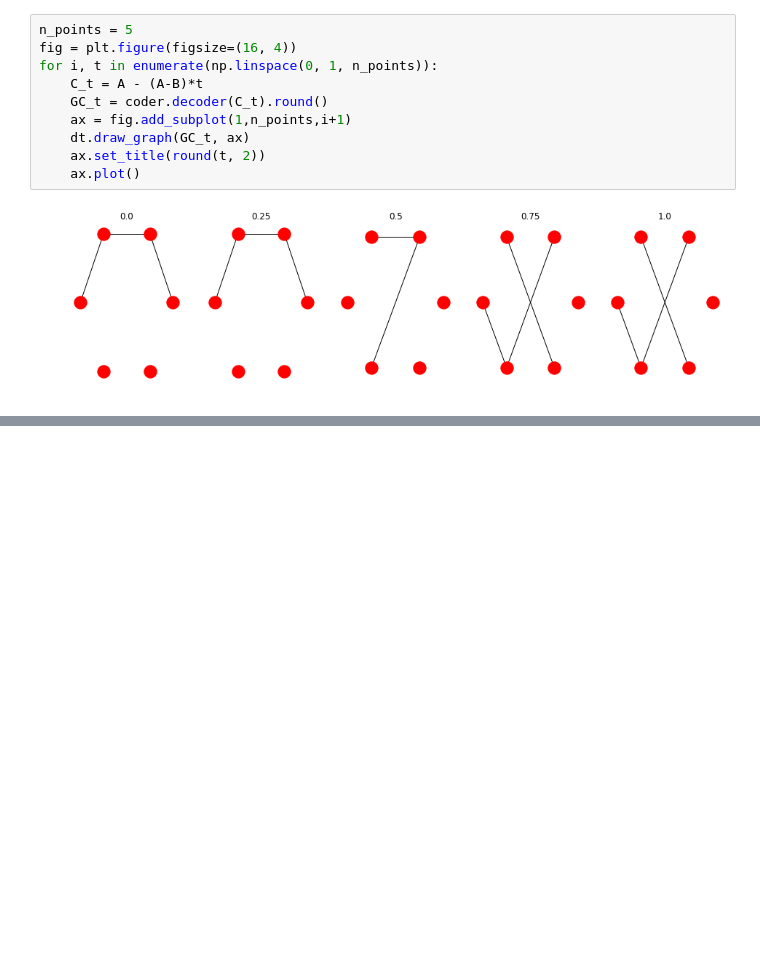
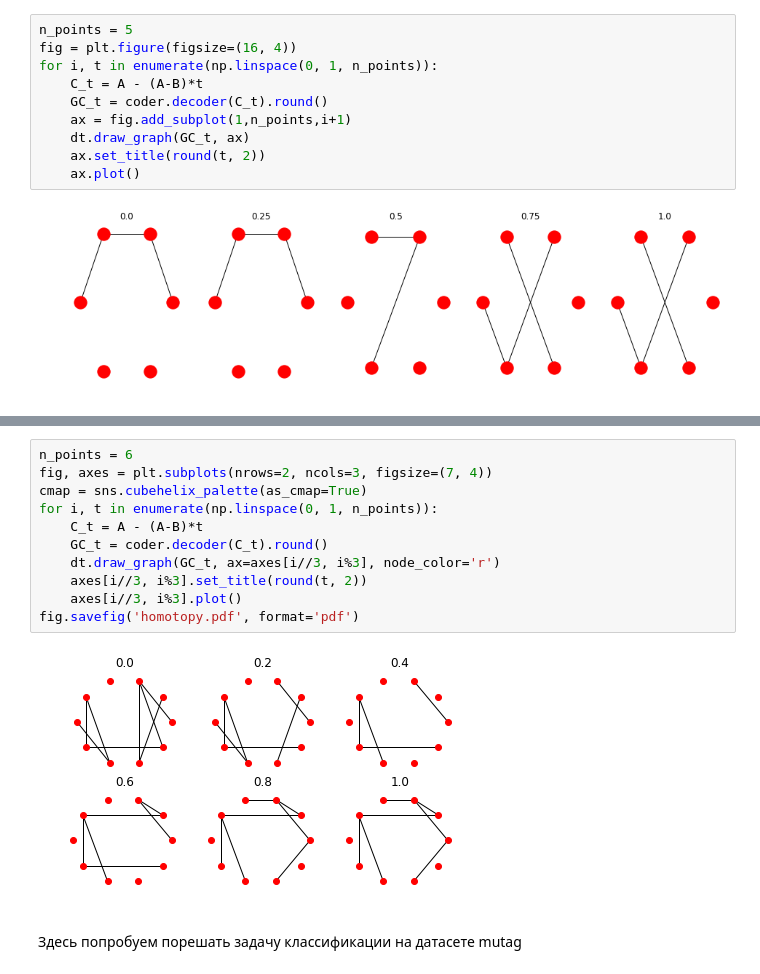
Before and after one commit to nikitadurasov/SPD_reduce, a Jupyter notebook: Tutorial.ipynb, the cells around one changed output, grey strips where cells are left out. Saved outputs shown, nothing was run; the diff lists cells and outputs as text; blank space fills up the shorter version.

```diff
--- a/Tutorial.ipynb
+++ b/Tutorial.ipynb
@@ -182,0 +305,15 @@ Columns 20 to 24
+# %%
+n_points = 6
+fig, axes = plt.subplots(nrows=2, ncols=3, figsize=(7, 4))
+cmap = sns.cubehelix_palette(as_cmap=True)
+for i, t in enumerate(np.linspace(0, 1, n_points)):
+    C_t = A - (A-B)*t
+    GC_t = coder.decoder(C_t).round()
+    dt.draw_graph(GC_t, ax=axes[i//3, i%3], node_color='r')
+    axes[i//3, i%3].set_title(round(t, 2))
+    axes[i//3, i%3].plot()
+fig.savefig('homotopy.pdf', format='pdf')
+# %% [output]
+[figure, added]
+# %% [markdown]
+Здесь попробуем порешать задачу классификации на датасете mutag
```
Also changed, not shown: parts of 13 cells of this notebook, 2 other files.
